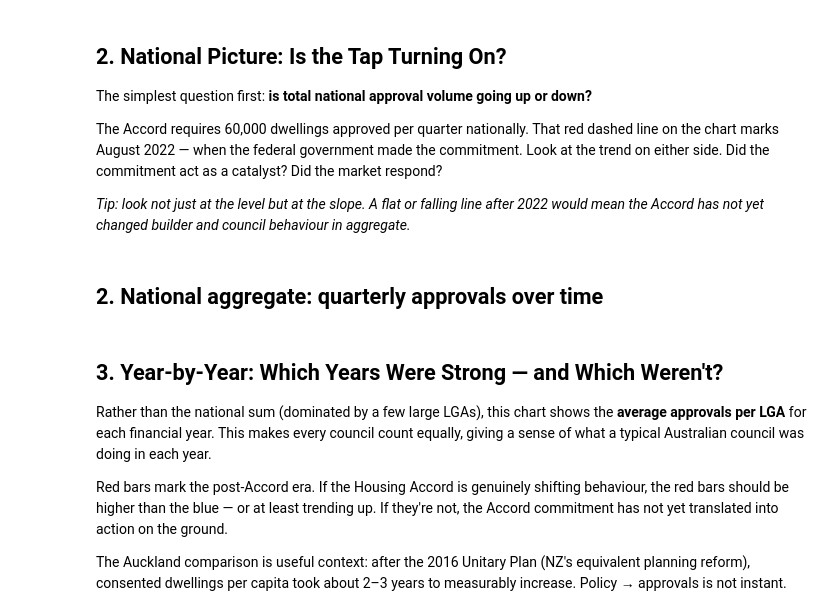
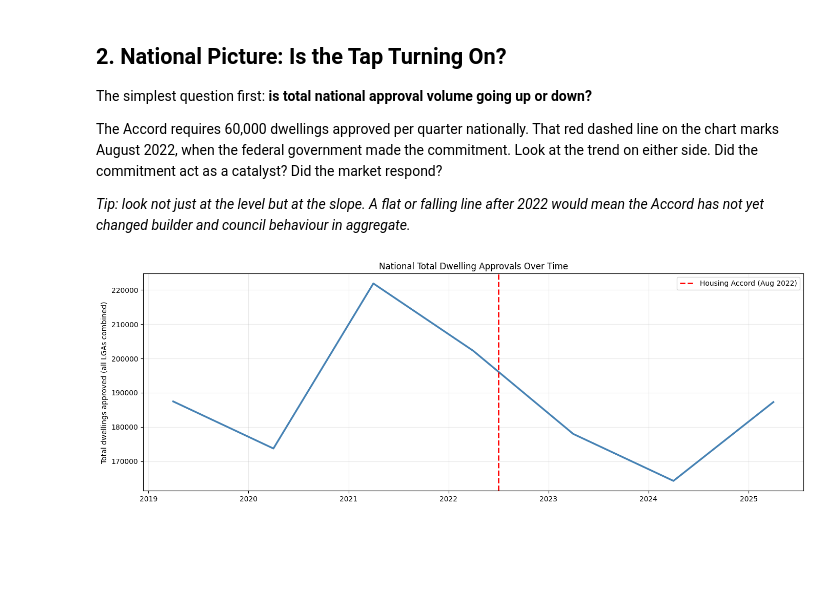
Before and after one commit to masoudraimi/Housing-Approval-Forecaster, a Jupyter notebook: notebooks/01_eda.ipynb, the cells around one changed output. Drawn from its saved outputs; the diff is of its cells as text; code cells hidden in the pictures; blank space fills up the shorter version.

```diff
--- a/notebooks/01_eda.ipynb
+++ b/notebooks/01_eda.ipynb
@@ -54,28 +64,22 @@ df.head()
 
 The simplest question first: **is total national approval volume going up or down?**
 
-The Accord requires 60,000 dwellings approved per quarter nationally. That red dashed line on the chart marks August 2022 — when the federal government made the commitment. Look at the trend on either side. Did the commitment act as a catalyst? Did the market respond?
+The Accord requires 60,000 dwellings approved per quarter nationally. That red dashed line on the chart marks August 2022, when the federal government made the commitment. Look at the trend on either side. Did the commitment act as a catalyst? Did the market respond?
 
 *Tip: look not just at the level but at the slope. A flat or falling line after 2022 would mean the Accord has not yet changed builder and council behaviour in aggregate.*
-# %% [markdown]
-## 2. National aggregate: quarterly approvals over time
-# %% [markdown]
-## 3. Year-by-Year: Which Years Were Strong — and Which Weren't?
-
-Rather than the national sum (dominated by a few large LGAs), this chart shows the **average approvals per LGA** for each financial year. This makes every council count equally, giving a sense of what a typical Australian council was doing in each year.
-
-Red bars mark the post-Accord era. If the Housing Accord is genuinely shifting behaviour, the red bars should be higher than the blue — or at least trending up. If they're not, the Accord commitment has not yet translated into action on the ground.
-
-The Auckland comparison is useful context: after the 2016 Unitary Plan (NZ's equivalent planning reform), consented dwellings per capita took about 2–3 years to measurably increase. Policy → approvals is not instant.
 # %%
 national = df.groupby('quarter')['dwellings_approved'].sum().reset_index()
 national['quarter_dt'] = national['quarter'].dt.to_timestamp()
 
 fig, ax = plt.subplots(figsize=(14, 5))
-ax.plot(national['quarter_dt'], national['dwellings_approved'], color='steelblue')
-ax.axvline(pd.Timestamp('2022-07-01'), color='red', linestyle='--', label='Housing Accord (Aug 2022)')
-ax.set_title('National Quarterly Dwelling Approvals')
-ax.set_ylabel('Total dwellings approved')
+ax.plot(national['quarter_dt'], national['dwellings_approved'], color='steelblue', linewidth=2.5)
+ax.axvline(pd.Timestamp('2022-07-01'), color='red', linestyle='--', linewidth=2,
+           label='Housing Accord (Aug 2022)')
+ax.set_title('National Total Dwelling Approvals Over Time')
+ax.set_ylabel('Total dwellings approved (all LGAs combined)')
 ax.legend()
+ax.grid(alpha=0.25)
 plt.tight_layout()
 plt.show()
+# %% [output]
+[figure, added]
```
Also changed, not shown: parts of 20 cells of this notebook, 7 other files.
